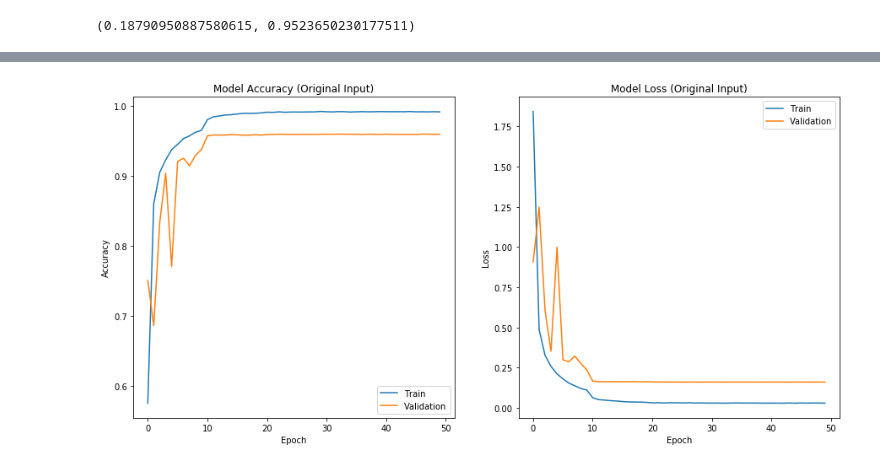
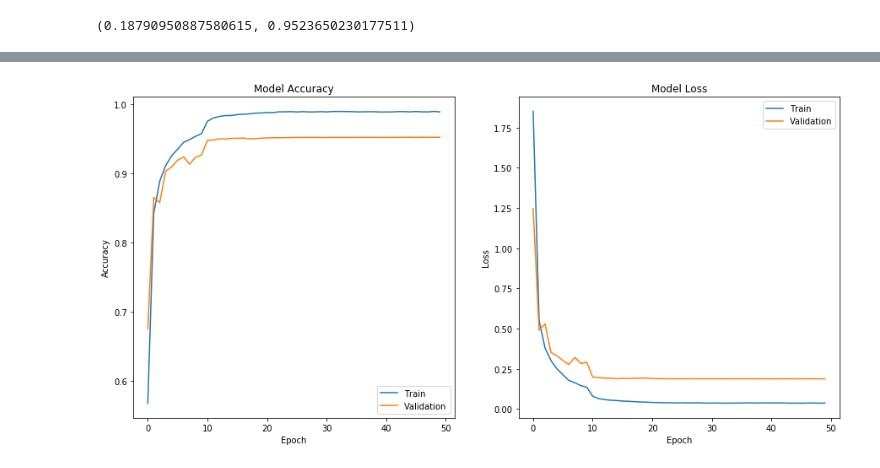
Before and after one commit to chenliz1/ChineseHandwritingRecognition, a Jupyter notebook: script.ipynb, the cells around one changed output, grey strips where cells are left out. Drawn from its saved outputs; the diff is of its cells as text; code cells hidden in the pictures.

```diff
--- a/script.ipynb
+++ b/script.ipynb
@@ -187,31 +175,7 @@ fig.savefig('history_binary_model.png', dpi='figure' )
-# %%
-fig, axes = plt.subplots(1, 2, figsize=(15, 7))
-record = {'acc': [], 'val_acc':[], 'loss':[], 'val_loss':[]}
-for h in pkl_files:
-    with open(os.path.join(origin_hist, h), 'rb') as file:
-        temp = pkl.load(file)
-    record['acc'] += temp['acc']
-    record['val_acc'] += temp['val_acc']
-    record['loss'] += temp['loss']
-    record['val_loss'] += temp['val_loss']
-
-
-axes[0].plot([x for x in range(0, 50)], record['acc'])
-axes[0].plot([x for x in range(0, 50)], record['val_acc'])
-axes[1].plot([x for x in range(0, 50)], record['loss'])
-axes[1].plot([x for x in range(0, 50)], record['val_loss'])
-
-
-axes[0].set_title('Model Accuracy (Original Input)')
-axes[0].set_ylabel('Accuracy')
-axes[0].set_xlabel('Epoch')
-axes[0].legend(['Train', 'Validation'], loc='lower right')
-
-axes[1].set_title('Model Loss (Original Input)')
-axes[1].set_ylabel('Loss')
-axes[1].set_xlabel('Epoch')
-axes[1].legend(['Train', 'Validation'], loc='upper right')
-
-fig.savefig('history_origin_model.png', dpi='figure' )
-# %% [output]
-[figure, removed]
+# %%
+binary_hist = './500_b0.99'
+origin_hist = './500_origin'
+
+plotting_curves(os.path.join(binary_hist, 'history_epoch_b0.99.pickle'), 'history_binary_model.png')
+# %% [output]
+[figure, added]
```
Also changed, not shown: parts of 29 cells of this notebook, 5 other files.
